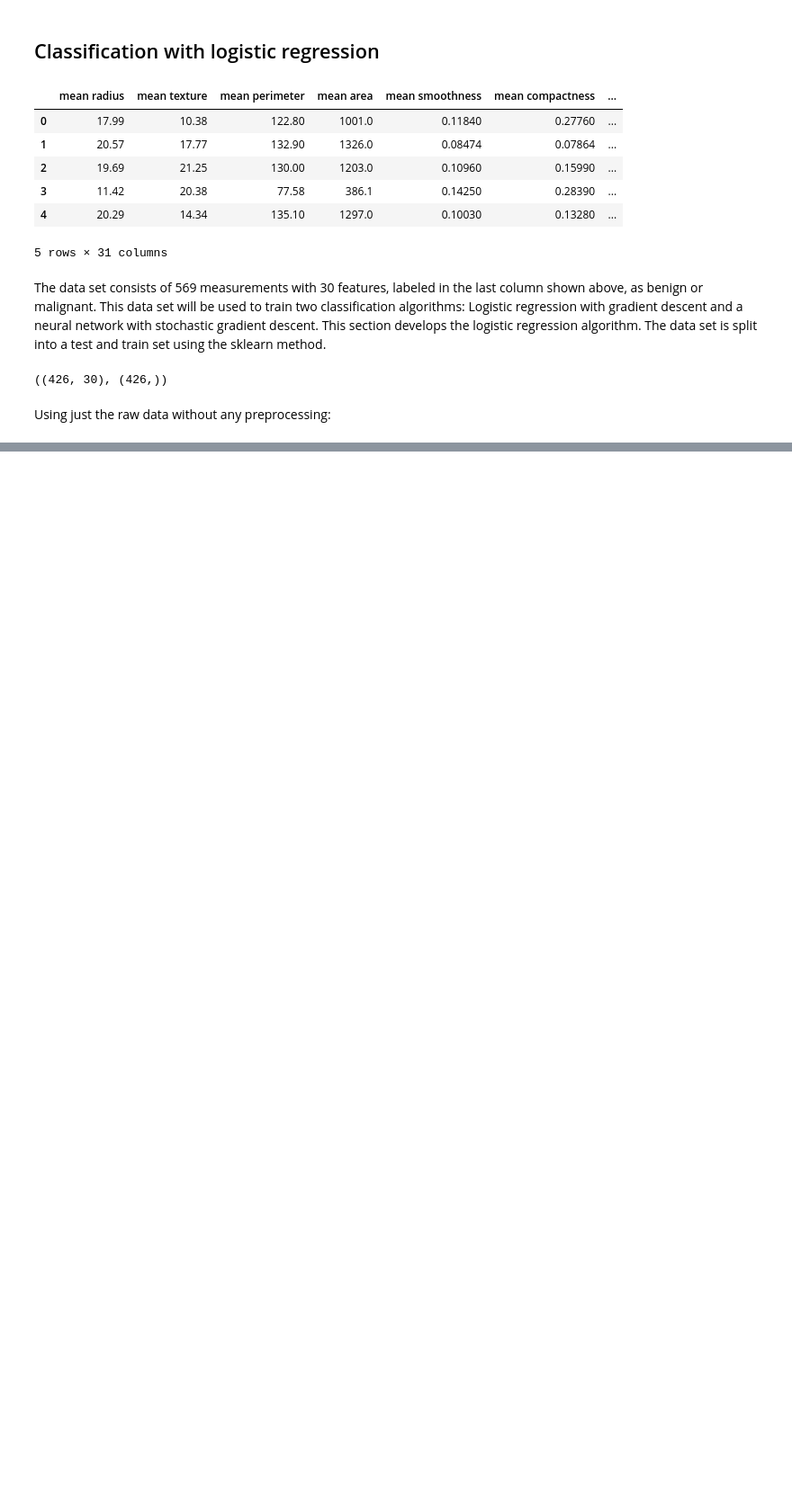
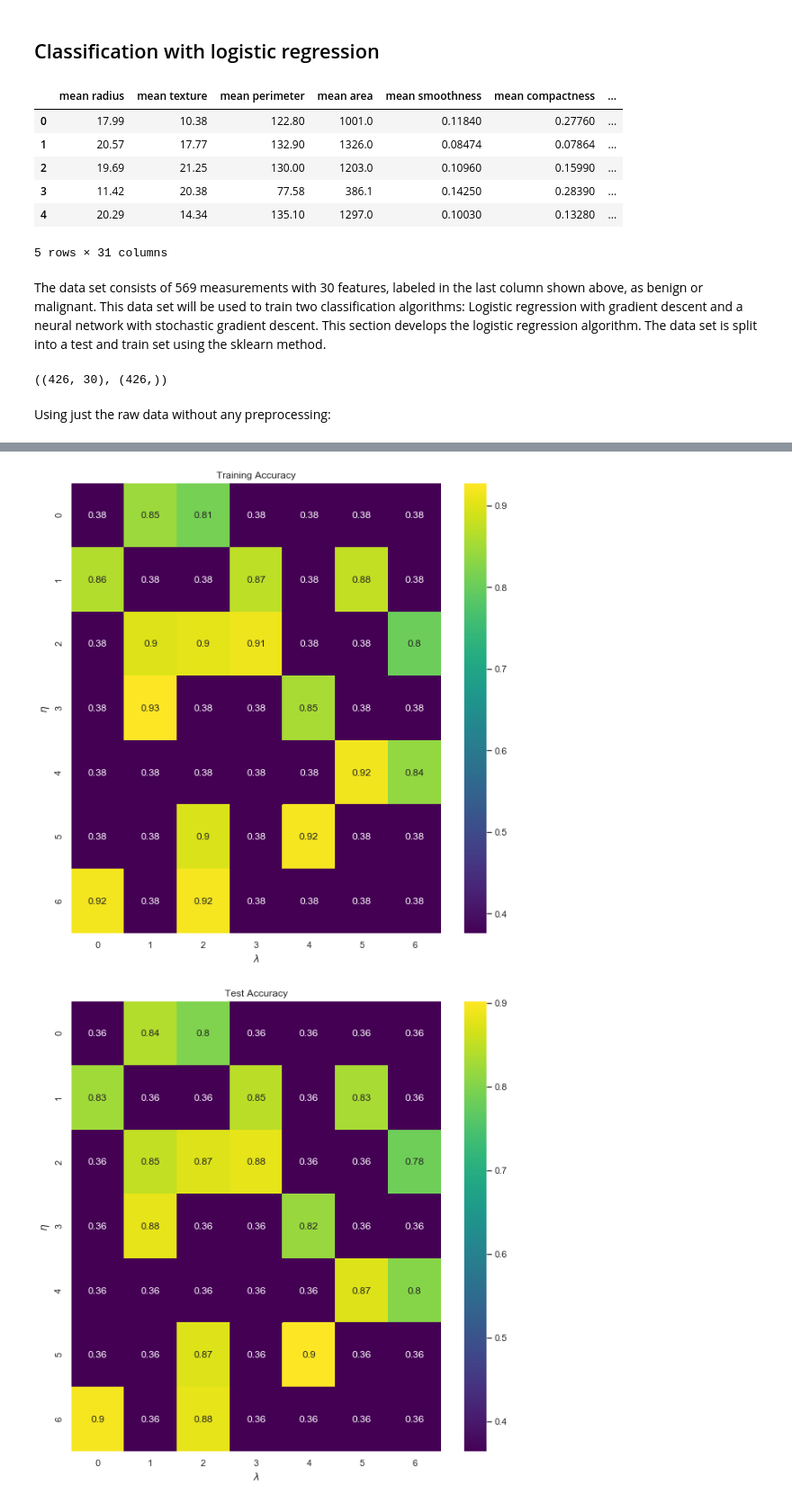
Before and after one commit to sifoss/FYS-STK_project2, a Jupyter notebook: main.ipynb, the cells around one changed output, grey strips where cells are left out. Shown at 90% size. Drawn from its saved outputs; the diff is of its cells as text; code cells hidden in the pictures; blank space fills up the shorter version.

```diff
--- a/main.ipynb
+++ b/main.ipynb
@@ -69,13 +60,13 @@ The classifier predicts almost 95 \%  of the test samples correctly. However, it
 from sklearn.preprocessing import StandardScaler
 scaler = StandardScaler()
 scaler.fit(X_train)
-X_train = scaler.transform(X_train)
-X_test = scaler.transform(X_test)
+X_train_processed = scaler.transform(X_train)
+X_test_processed = scaler.transform(X_test)
 
 from sklearn.decomposition import PCA
 pca= PCA(n_components=.95)
-pca.fit(X_train)
-X_train = pca.transform(X_train)
-X_test = pca.transform(X_test)
-X_train.shape
+pca.fit(X_train_processed)
+X_train_processed = pca.transform(X_train)
+X_test_processed = pca.transform(X_test)
+X_train_processed.shape, X_test_processed.shape
 # %% [output]
@@ -97,0 +93,5 @@ test_pred(X_test, w_GD, y_test)
+# %%
+from sklearn.linear_model import LogisticRegression as sklearn_LR
+clf = sklearn_LR()
+clf.fit(X_train_processed, y_train)
+clf.score(X_test_processed, y_test)
@@ -97,0 +100,4 @@ test_pred(X_test, w_GD, y_test)
+# %%
+from sklearn.linear_model import LogisticRegression as sklearn_LR
+clf.fit(X_train, y_train)
+clf.score(X_test, y_test)
@@ -97,0 +160,7 @@ test_pred(X_test, w_GD, y_test)
+# %%
+eta_vals = np.linspace(1e-6, 1e-4, 7)
+lmbd_vals = np.logspace(-5, 1, 7)
+grid_search(eta_vals, lmbd_vals)
+# %% [output]
+[figure, added]
+[figure, added]
```
Also changed, not shown: parts of 34 cells of this notebook, 1 other file.
